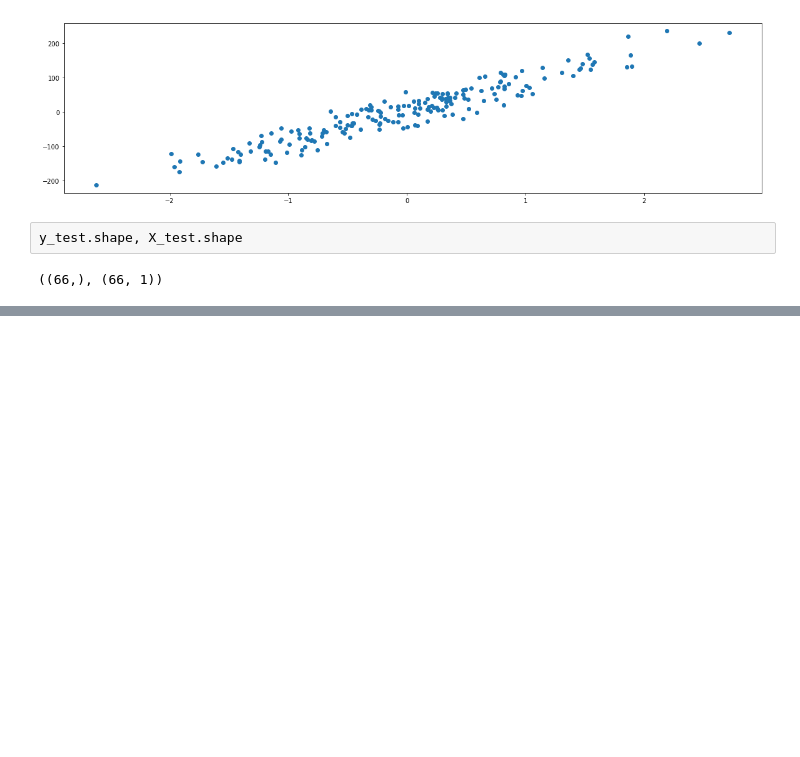
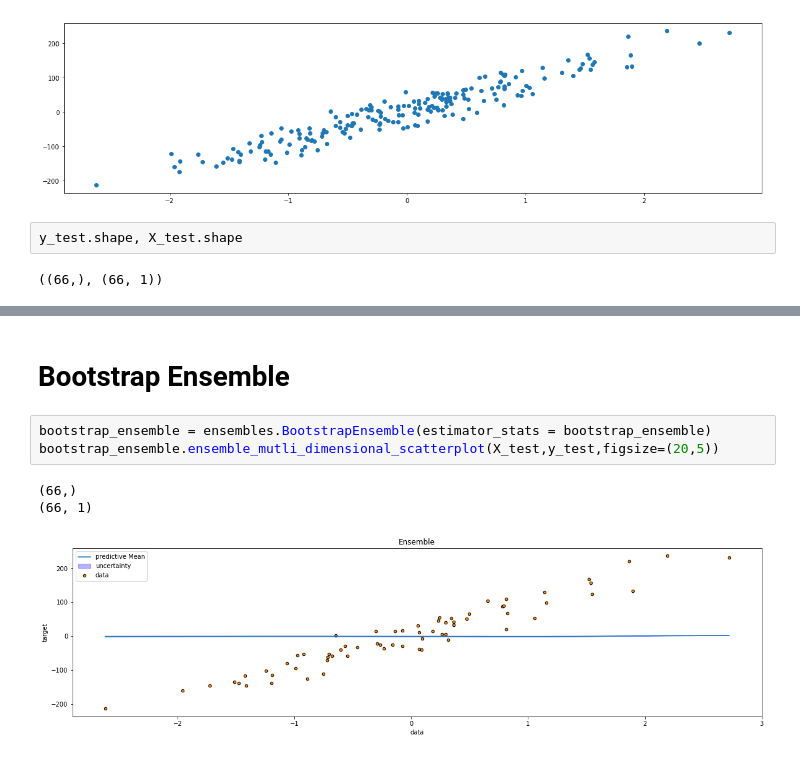
Before and after one commit to wooohoooo/Master-Thesis, a Jupyter notebook: new_structure/Linear_Toy_dataset.ipynb, the cells around one changed output, grey strips where cells are left out. Drawn from its saved outputs; the diff is of its cells as text; blank space fills up the shorter version.

```diff
--- a/new_structure/Linear_Toy_dataset.ipynb
+++ b/new_structure/Linear_Toy_dataset.ipynb
@@ -67,0 +90,9 @@ mixed_ensemble.self_evaluate(X_test,y_test)
+# %% [markdown]
+# Bootstrap Ensemble
+# %%
+bootstrap_ensemble = ensembles.BootstrapEnsemble(estimator_stats = bootstrap_ensemble)
+bootstrap_ensemble.ensemble_mutli_dimensional_scatterplot(X_test,y_test,figsize=(20,5))
+# %% [output]
+(66,)
+(66, 1)
+[figure, added]
```
Also changed, not shown: parts of 21 cells of this notebook, 5 other files.
